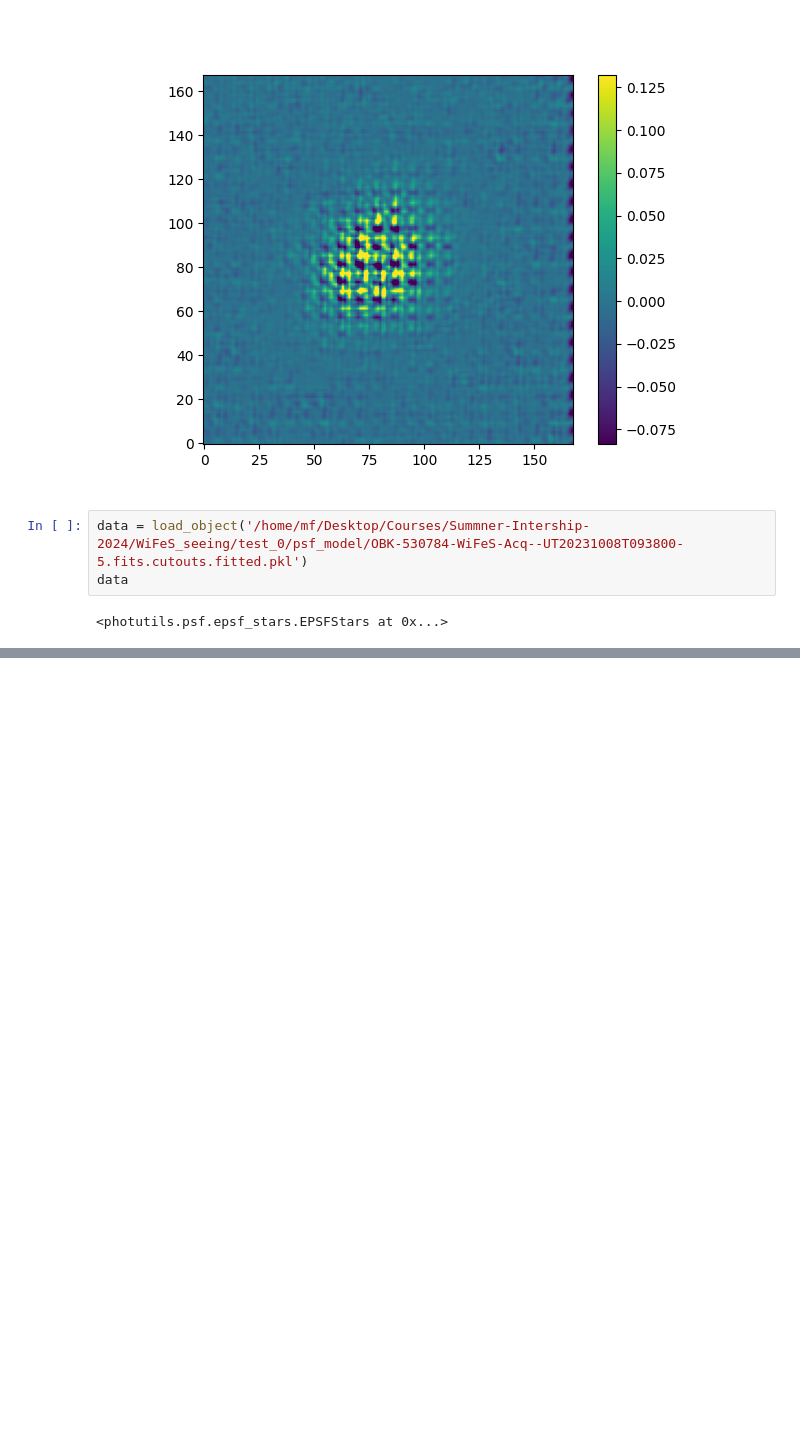
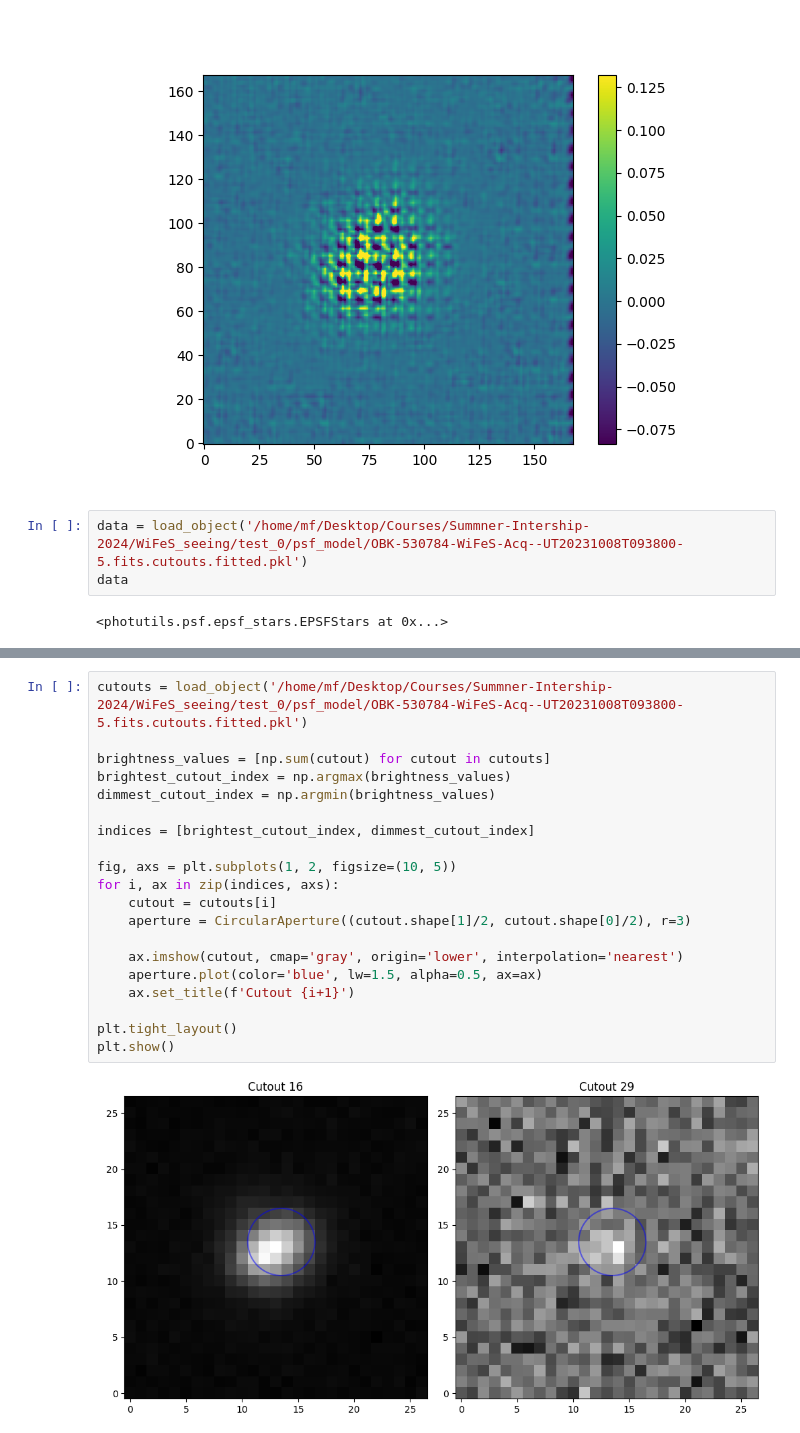
Before and after one commit to MaxFleming23/WiFeS_seeing, a Jupyter notebook: figures.ipynb, the cells around one changed output, grey strips where cells are left out. Saved outputs shown, nothing was run; the diff lists cells and outputs as text; blank space fills up the shorter version.

```diff
--- a/figures.ipynb
+++ b/figures.ipynb
@@ -600,0 +774,22 @@ data
+# %%
+cutouts = load_object('/home/mf/Desktop/Courses/Summner-Intership-2024/WiFeS_seeing/test_0/psf_model/OBK-530784-WiFeS-Acq--UT20231008T093800-5.fits.cutouts.fitted.pkl')
+
+brightness_values = [np.sum(cutout) for cutout in cutouts]
+brightest_cutout_index = np.argmax(brightness_values)
+dimmest_cutout_index = np.argmin(brightness_values)
+
+indices = [brightest_cutout_index, dimmest_cutout_index]
+
+fig, axs = plt.subplots(1, 2, figsize=(10, 5))
+for i, ax in zip(indices, axs):
+    cutout = cutouts[i]
+    aperture = CircularAperture((cutout.shape[1]/2, cutout.shape[0]/2), r=3)
+
+    ax.imshow(cutout, cmap='gray', origin='lower', interpolation='nearest')
+    aperture.plot(color='blue', lw=1.5, alpha=0.5, ax=ax)
+    ax.set_title(f'Cutout {i+1}')
+
+plt.tight_layout()
+plt.show()
+# %% [output]
+[figure, added]
```
Also changed, not shown: parts of 17 cells of this notebook, 4 other files.
